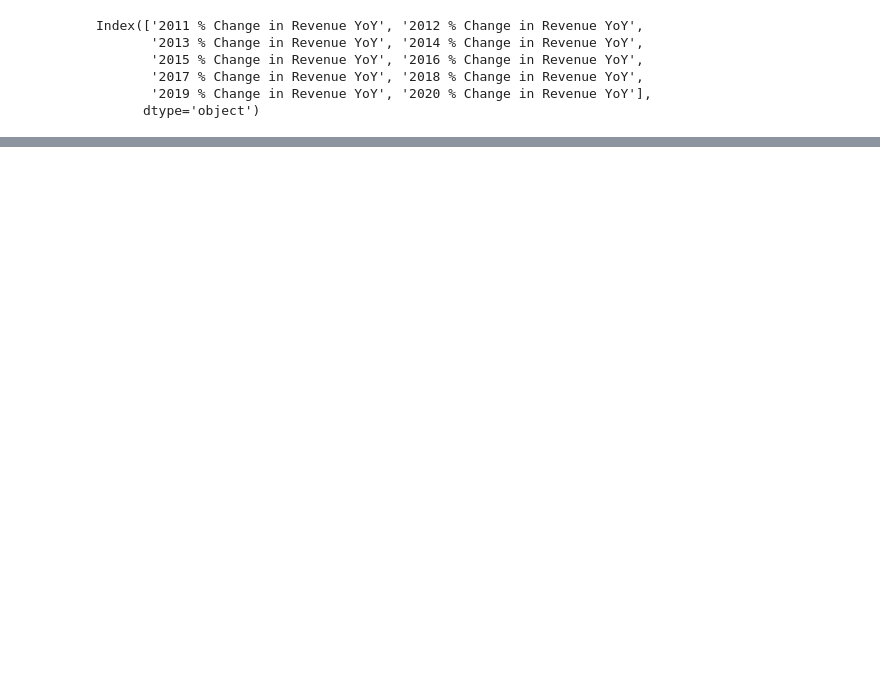
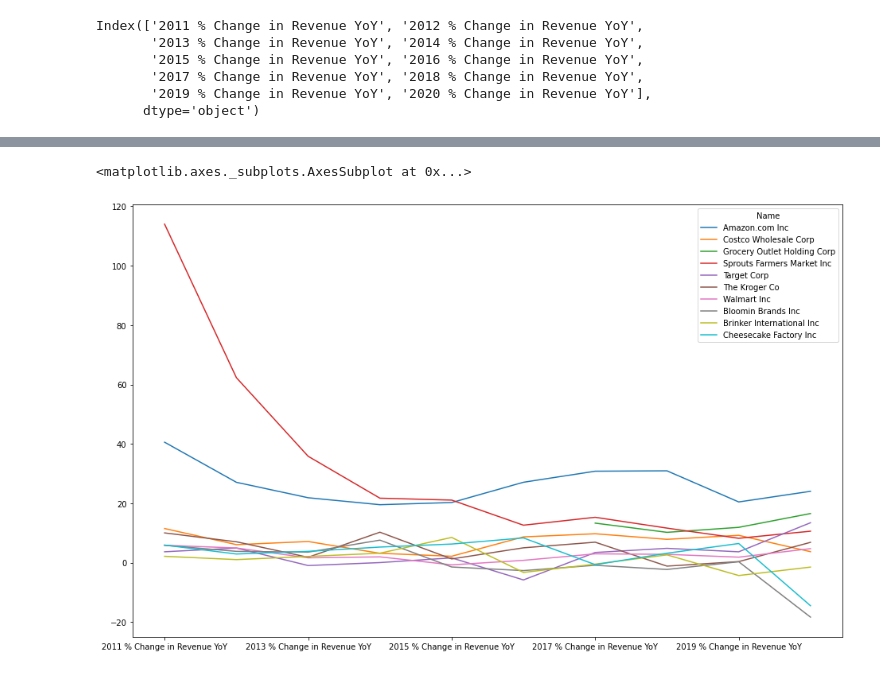
Before and after one commit to emmobley63/Project_1, a Jupyter notebook: grocery_data.ipynb, the cells around one changed output, grey strips where cells are left out. Drawn from its saved outputs; the diff is of its cells as text; code cells hidden in the pictures; blank space fills up the shorter version.

```diff
--- a/grocery_data.ipynb
+++ b/grocery_data.ipynb
@@ -192,0 +191,7 @@ AttributeError: 'Line2D' object has no property 'xlabel'
+# %%
+lables=[]
+#plt.figure(figsize = (16,10))
+indexed_percent_change_df.transpose().plot(kind='line',figsize = (16,10))
+# %% [output]
+<matplotlib.axes._subplots.AxesSubplot at 0x...>
+[figure, added]
```
Also changed, not shown: parts of 2 cells of this notebook.
